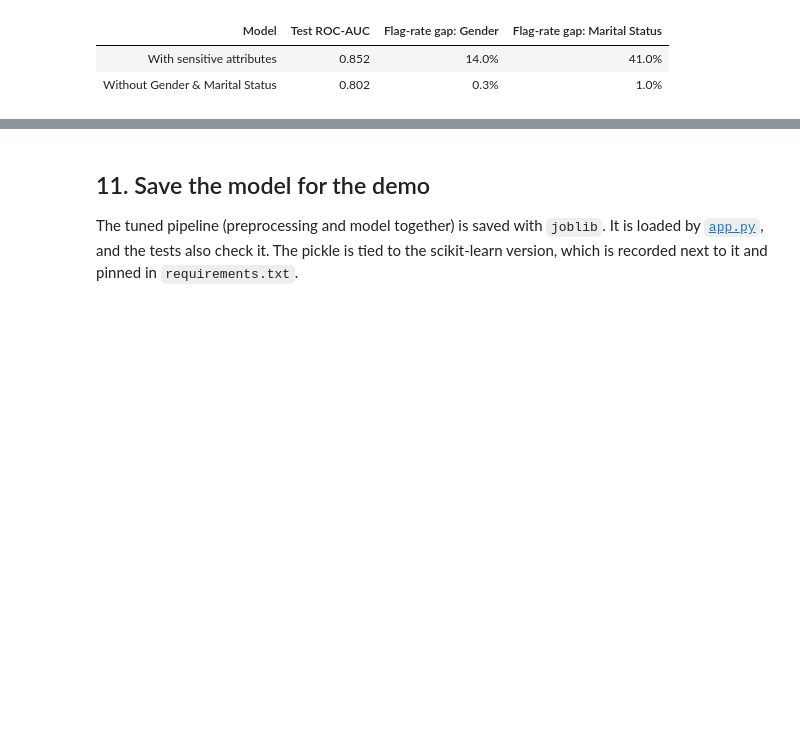
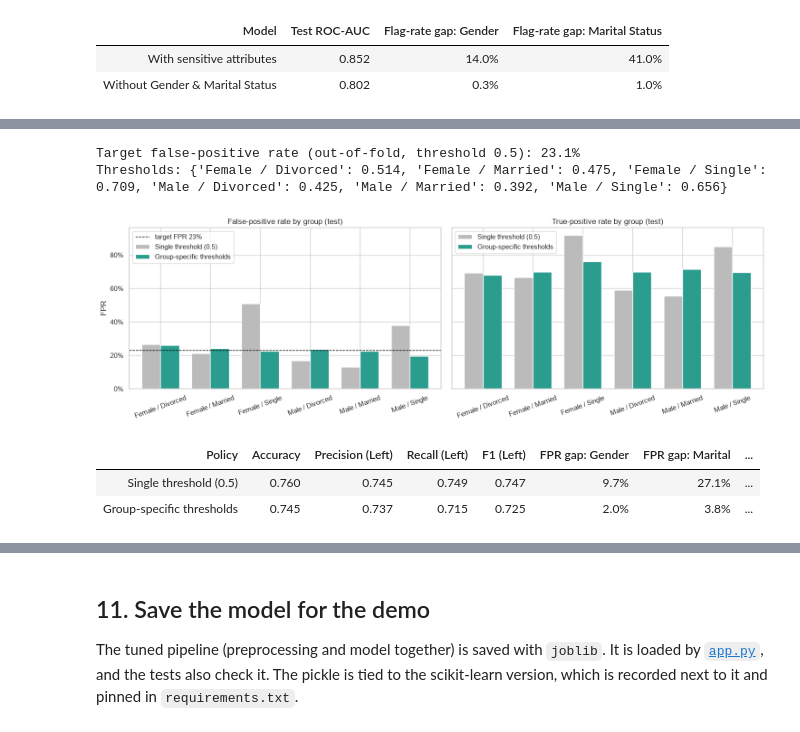
Before and after one commit to RachitSethi2455/employee-attrition-prediction, a Jupyter notebook: employee_attrition_classification.ipynb, the cells around one changed output, grey strips where cells are left out. Saved outputs shown, nothing was run; the diff lists cells and outputs as text; code cells hidden in the pictures; blank space fills up the shorter version.

```diff
--- a/employee_attrition_classification.ipynb
+++ b/employee_attrition_classification.ipynb
@@ -459,0 +467,50 @@ ablation.style.format({"Test ROC-AUC": "{:.3f}", "Flag-rate gap: Gender": "{:.1%
+# %%
+from sklearn.model_selection import cross_val_predict
+
+group_of = lambda X: X["Gender"] + " / " + X["Marital Status"]
+g_train, g_test = group_of(X_full), group_of(X_test)
+oof = cross_val_predict(clone(final_model), X_full, y_full, method="predict_proba",
+                        cv=StratifiedKFold(5, shuffle=True, random_state=SEED))[:, 1]
+target_fpr = (oof[y_full == 0] >= 0.5).mean()
+# Per group, flag stayers above the (1 - target) quantile of that group's out-of-fold scores.
+thresholds = {g: np.quantile(oof[(g_train == g).to_numpy() & (y_full == 0).to_numpy()], 1 - target_fpr)
+              for g in sorted(g_train.unique())}
+fair_pred = (y_score >= g_test.map(thresholds).to_numpy()).astype(int)
+print(f"Target false-positive rate (out-of-fold, threshold 0.5): {target_fpr:.1%}")
+print("Thresholds:", {g: round(float(t), 3) for g, t in thresholds.items()})
+
+def rates(pred, groups):
+    df = pd.DataFrame({"g": groups.to_numpy(), "y": y_test.to_numpy(), "p": pred})
+    return df.groupby("g").apply(lambda d: pd.Series({"FPR": d.p[d.y == 0].mean(), "TPR": d.p[d.y == 1].mean(),
+                                                      "Flag rate": d.p.mean()}), include_groups=False)
+
+before, after = rates(y_pred, g_test), rates(fair_pred, g_test)
+fig, axes = plt.subplots(1, 2, figsize=(15, 4.8), sharey=True)
+for ax, metric in zip(axes, ["FPR", "TPR"]):
+    pd.DataFrame({"Single threshold (0.5)": before[metric], "Group-specific thresholds": after[metric]}).plot.bar(
+        ax=ax, color=["#bbbbbb", "#2a9d8f"], rot=20, width=0.75)
+    ax.set(title=f"{'False' if metric == 'FPR' else 'True'}-positive rate by group (test)", xlabel="", ylabel=metric)
+    ax.yaxis.set_major_formatter(plt.matplotlib.ticker.PercentFormatter(1))
+axes[0].axhline(target_fpr, color="black", ls="--", lw=1, label=f"target FPR {target_fpr:.0%}")
+axes[0].legend(loc="upper left")
+plt.tight_layout()
+plt.savefig(ASSETS / "fairness_thresholds.png", dpi=110, bbox_inches="tight")
+plt.show()
+
+def gap(pred, col, metric):
+    r = rates(pred, X_test[col])[metric]
+    return r.max() - r.min()
+
+summary = pd.DataFrame([{"Policy": name, **{k: v for k, v in metrics(y_test, pred, y_score).items() if k != "ROC-AUC"},
+                         "FPR gap: Gender": gap(pred, "Gender", "FPR"), "FPR gap: Marital": gap(pred, "Marital Status", "FPR"),
+                         "TPR gap: Gender": gap(pred, "Gender", "TPR"), "TPR gap: Marital": gap(pred, "Marital Status", "TPR")}
+                        for name, pred in [("Single threshold (0.5)", y_pred), ("Group-specific thresholds", fair_pred)]])
+summary.style.format({c: "{:.3f}" for c in ["Accuracy", "Precision (Left)", "Recall (Left)", "F1 (Left)"]} |
+                     {c: "{:.1%}" for c in summary.columns if "gap" in c}).hide(axis="index")
+# %% [output]
+Target false-positive rate (out-of-fold, threshold 0.5): 23.1%
+Thresholds: {'Female / Divorced': 0.514, 'Female / Married': 0.475, 'Female / Single': 0.709, 'Male / Divorced': 0.425, 'Male / Married': 0.392, 'Male / Single': 0.656}
+[figure, added]
+| Policy | Accuracy | Precision (Left) | Recall (Left) | F1 (Left) | FPR gap: Gender | FPR gap: Marital | ... |
+| Single threshold (0.5) | 0.760 | 0.745 | 0.749 | 0.747 | 9.7% | 27.1% | ... |
+| Group-specific thresholds | 0.745 | 0.737 | 0.715 | 0.725 | 2.0% | 3.8% | ... |
```
Also changed, not shown: parts of 5 cells of this notebook, 2 other files.
